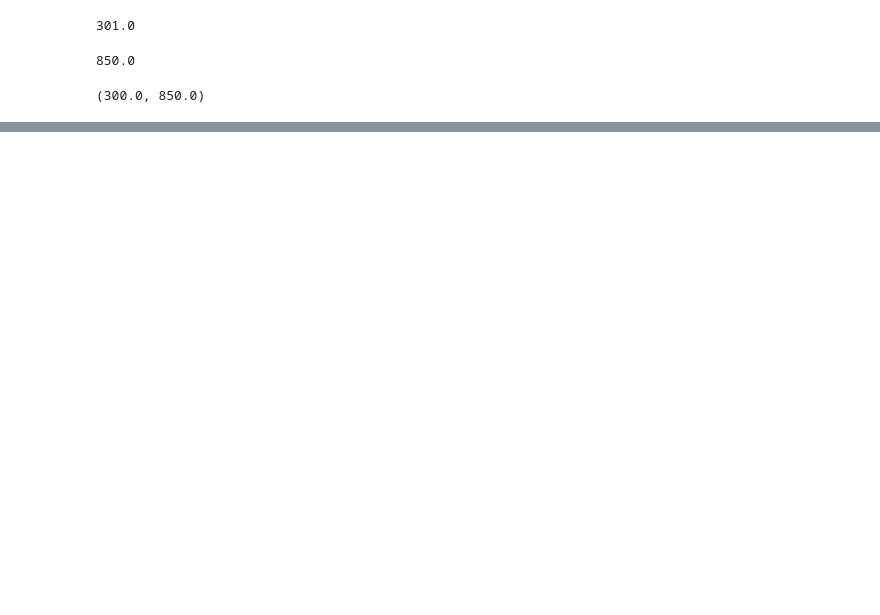
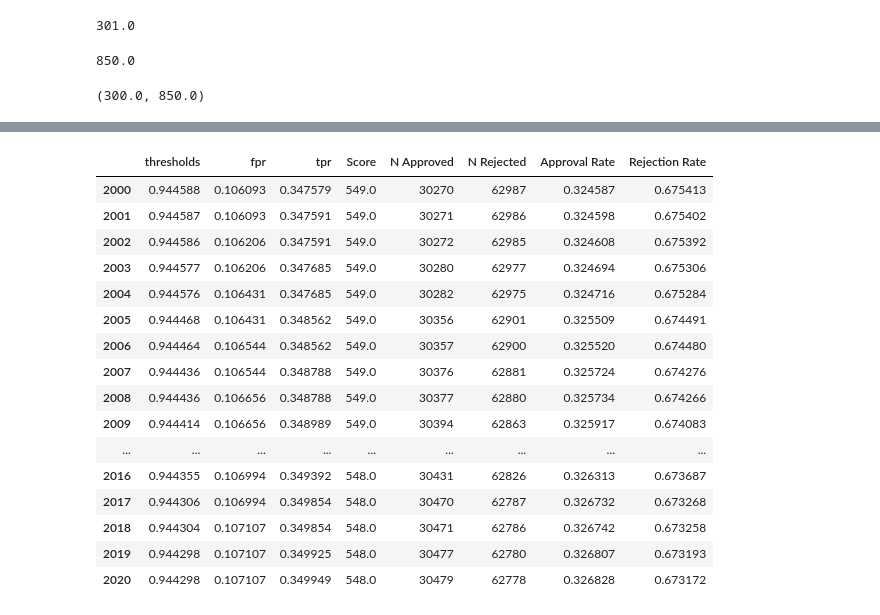
Before and after one commit to Jestefano/credit-scoring-logistic, a Jupyter notebook: notebooks/07 Scorecard.ipynb, the cells around one changed output, grey strips where cells are left out. Drawn from its saved outputs; the diff is of its cells as text; code cells hidden in the pictures; blank space fills up the shorter version.

Commit message:
Update Scorecard

```diff
--- a/notebooks/07 Scorecard.ipynb
+++ b/notebooks/07 Scorecard.ipynb
@@ -194,0 +194,4 @@ df_scorecard.groupby('Original feature name')['Score - Final'].min().sum(), df_s
+# %%
+y_test = pd.read_csv('../processed/06_predictions.csv')
+y_test = y_test.sort_values('index')
+y_test.head()
@@ -194,0 +205,11 @@ df_scorecard.groupby('Original feature name')['Score - Final'].min().sum(), df_s
+# %%
+fpr, tpr, thresholds = roc_curve(y_test.y_test,y_test.pred_2)
+df_cutoffs = pd.concat([pd.DataFrame(thresholds), pd.DataFrame(fpr), pd.DataFrame(tpr)], axis = 1)
+df_cutoffs.columns = ['thresholds', 'fpr', 'tpr']
+df_cutoffs.loc[0,'thresholds'] = 1 - 1/np.power(10,16)
+
+df_cutoffs['Score'] = ((np.log(df_cutoffs['thresholds'] / (1 - df_cutoffs['thresholds'])) - min_sum_coef) * ((max_score - min_score) / (max_sum_coef - min_sum_coef)) + min_score).round()
+df_cutoffs.loc[0,'Score'] = max_score
+
+df_cutoffs.head()
+df_cutoffs.tail()
@@ -194,0 +223,28 @@ df_scorecard.groupby('Original feature name')['Score - Final'].min().sum(), df_s
+# %%
+def n_approved(p):
+    return np.where(y_test['pred_2'] >= p, 1, 0).sum()
+
+df_cutoffs['N Approved'] = df_cutoffs['thresholds'].apply(n_approved)
+df_cutoffs['N Rejected'] = y_test['pred_2'].shape[0] - df_cutoffs['N Approved']
+df_cutoffs['Approval Rate'] = df_cutoffs['N Approved'] / y_test['pred_2'].shape[0]
+df_cutoffs['Rejection Rate'] = 1 - df_cutoffs['Approval Rate']
+# %%
+df_cutoffs.loc[2000:2020]
+# %% [output]
+|  | thresholds | fpr | tpr | Score | N Approved | N Rejected | Approval Rate | Rejection Rate |
+| 2000 | 0.944588 | 0.106093 | 0.347579 | 549.0 | 30270 | 62987 | 0.324587 | 0.675413 |
+| 2001 | 0.944587 | 0.106093 | 0.347591 | 549.0 | 30271 | 62986 | 0.324598 | 0.675402 |
+| 2002 | 0.944586 | 0.106206 | 0.347591 | 549.0 | 30272 | 62985 | 0.324608 | 0.675392 |
+| 2003 | 0.944577 | 0.106206 | 0.347685 | 549.0 | 30280 | 62977 | 0.324694 | 0.675306 |
+| 2004 | 0.944576 | 0.106431 | 0.347685 | 549.0 | 30282 | 62975 | 0.324716 | 0.675284 |
+| 2005 | 0.944468 | 0.106431 | 0.348562 | 549.0 | 30356 | 62901 | 0.325509 | 0.674491 |
+| 2006 | 0.944464 | 0.106544 | 0.348562 | 549.0 | 30357 | 62900 | 0.325520 | 0.674480 |
+| 2007 | 0.944436 | 0.106544 | 0.348788 | 549.0 | 30376 | 62881 | 0.325724 | 0.674276 |
+| 2008 | 0.944436 | 0.106656 | 0.348788 | 549.0 | 30377 | 62880 | 0.325734 | 0.674266 |
+| 2009 | 0.944414 | 0.106656 | 0.348989 | 549.0 | 30394 | 62863 | 0.325917 | 0.674083 |
+| ... | ... | ... | ... | ... | ... | ... | ... | ... |
+| 2016 | 0.944355 | 0.106994 | 0.349392 | 548.0 | 30431 | 62826 | 0.326313 | 0.673687 |
+| 2017 | 0.944306 | 0.106994 | 0.349854 | 548.0 | 30470 | 62787 | 0.326732 | 0.673268 |
+| 2018 | 0.944304 | 0.107107 | 0.349854 | 548.0 | 30471 | 62786 | 0.326742 | 0.673258 |
+| 2019 | 0.944298 | 0.107107 | 0.349925 | 548.0 | 30477 | 62780 | 0.326807 | 0.673193 |
+| 2020 | 0.944298 | 0.107107 | 0.349949 | 548.0 | 30479 | 62778 | 0.326828 | 0.673172 |
```
Also changed, not shown: parts of 16 cells of this notebook.
